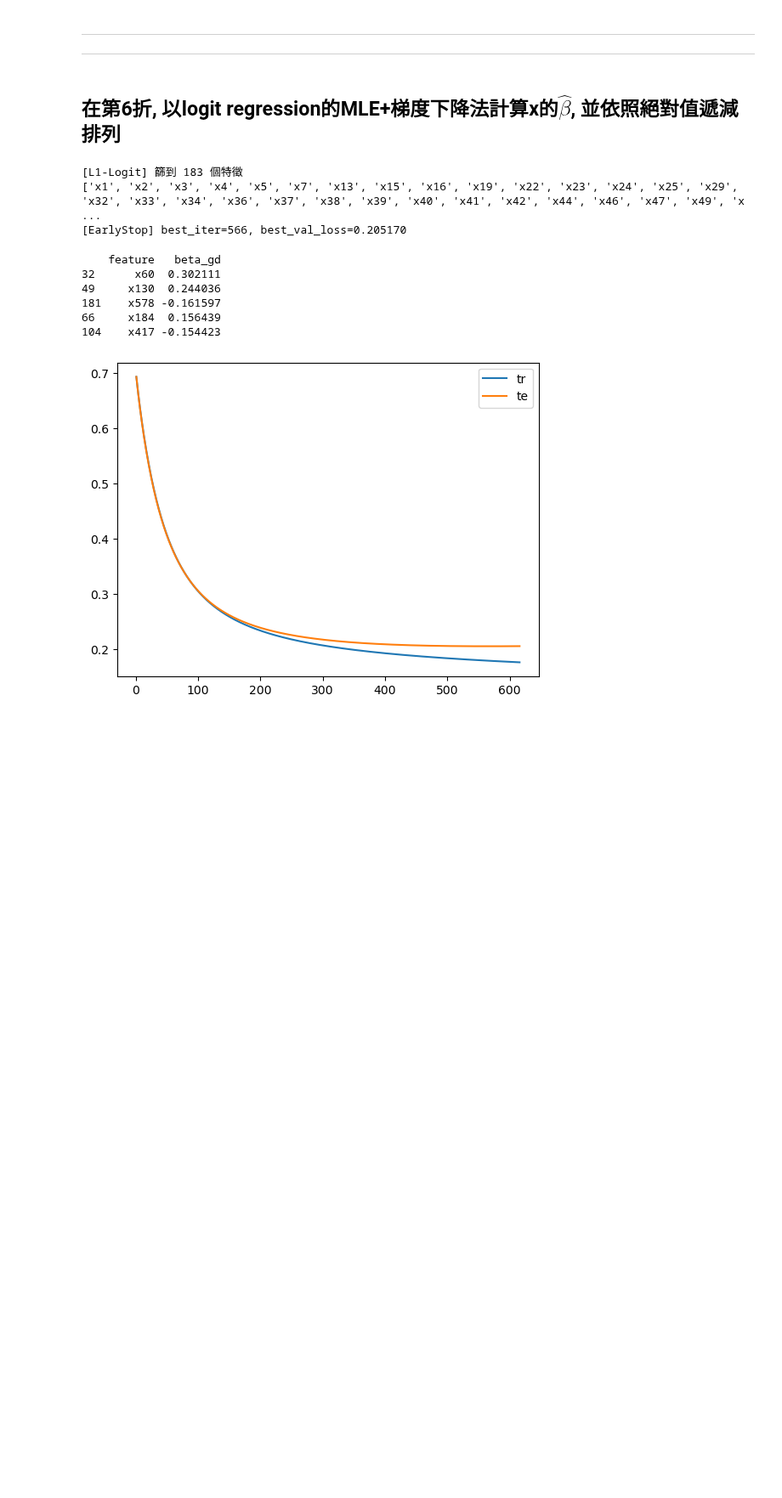
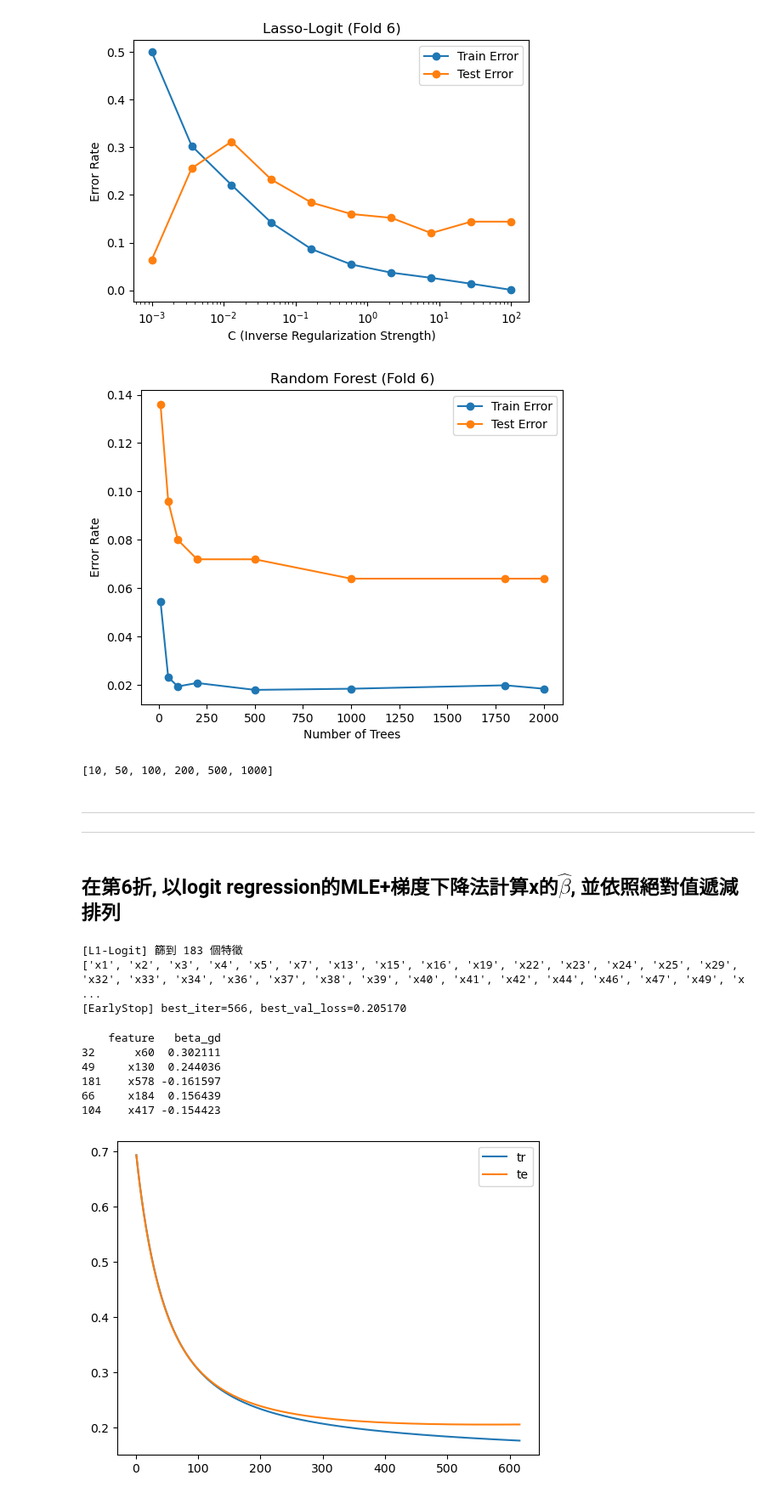
Before and after one commit to JackHuang0125/WHAT_I_DID, a Jupyter notebook: 0 Meeting/0_PAPER_0930.ipynb, the cells around one changed output. Shown at 85% size. Cells and saved outputs as stored; diff of their text form; code cells hidden in the pictures; blank space fills up the shorter version.

Commit message:
modeling
1. training error & testing error
2. different approach

```diff
--- a/0 Meeting/0_PAPER_0930.ipynb
+++ b/0 Meeting/0_PAPER_0930.ipynb
@@ -65,17 +65,24 @@ for fold, (tr_idx, te_idx) in enumerate(skf.split(X_train, y_train), start=1):
     X_te_lr_scaled = pd.DataFrame(scaler.transform(X_te_sel), columns=selected, index=X_te_sel.index)
 
     # SMOTE（只在 train）
-    smote = SMOTE(sampling_strategy=0.7, k_neighbors=5, random_state=42)
+    smote = SMOTE(sampling_strategy=1, k_neighbors=5, random_state=42)
     X_bal_lr, y_bal_lr = smote.fit_resample(X_tr_lr_scaled, y_tr)
 
-    l1_lr = LogisticRegression(penalty='l1', solver='liblinear', C=1.0, max_iter=2000, random_state=42)
-    l1_lr.fit(X_bal_lr, y_bal_lr)
+    train_errs_lr, test_errs_lr = [], []
+    Cs = np.logspace(-3, 2, 10)
+    for c in Cs:
+        l1_lr = LogisticRegression(penalty='l1', solver='liblinear', C=c, max_iter=2000, random_state=42)
+        l1_lr.fit(X_bal_lr, y_bal_lr)
 
-    y_pred_lr = l1_lr.predict(X_te_lr_scaled)
-    cm_lr = confusion_matrix(y_te, y_pred_lr, labels=[0,1])
-    tn, fp, fn, tp = cm_lr.ravel()
-    acc_lr = accuracy_score(y_te, y_pred_lr)
-    far_lr = fp/(fp+tn) if (fp+tn)>0 else np.nan
+        y_train_pred_lr = l1_lr.predict(X_bal_lr)
+        y_pred_lr = l1_lr.predict(X_te_lr_scaled)
+        cm_lr = confusion_matrix(y_te, y_pred_lr, labels=[0,1])
+        tn, fp, fn, tp = cm_lr.ravel()
+        acc_lr = accuracy_score(y_te, y_pred_lr)
+        far_lr = fp/(fp+tn) if (fp+tn)>0 else np.nan
+
+        train_errs_lr.append(1-accuracy_score(y_bal_lr, y_train_pred_lr))
+        test_errs_lr.append(1-accuracy_score(y_te, y_pred_lr))
 
     print("\n=== 第六折：L1-Logistic ===")
     print("Confusion Matrix:")
@@ -83,24 +90,48 @@ for fold, (tr_idx, te_idx) in enumerate(skf.split(X_train, y_train), start=1):
     print(f"Accuracy = {acc_lr:.4f}")
     print(f"False Alarm Rate = {far_lr:.4f}")
 
+    train_errs, test_errs = [], []
+    n_estimators_list = [10, 50, 100, 200, 500, 1000, 1800, 2000]
     X_bal_rf, y_bal_rf = smote.fit_resample(X_tr_sel, y_tr)
+    for n in n_estimators_list:
+        rfc = RandomForestClassifier(n_estimators=n, min_samples_leaf=15, max_depth=6, min_samples_split=20, random_state=42, n_jobs=-1)
+        rfc.fit(X_bal_rf, y_bal_rf)
 
-    rfc = RandomForestClassifier(n_estimators=1000, min_samples_leaf=15, max_depth=6, min_samples_split=20, random_state=42, n_jobs=-1)
-    rfc.fit(X_bal_rf, y_bal_rf)
+        y_train_pred_rf = rfc.predict(X_bal_rf)
+        y_pred_rf = rfc.predict(X_te_sel)
+        cm_rf = confusion_matrix(y_te, y_pred_rf, labels=[0,1])
+        tn, fp, fn, tp = cm_rf.ravel()
+        acc_rf = accuracy_score(y_te, y_pred_rf)
+        far_rf = fp/(fp+tn) if (fp+tn)>0 else np.nan
 
-    y_pred_rf = rfc.predict(X_te_sel)
-    cm_rf = confusion_matrix(y_te, y_pred_rf, labels=[0,1])
-    tn, fp, fn, tp = cm_rf.ravel()
-    acc_rf = accuracy_score(y_te, y_pred_rf)
-    far_rf = fp/(fp+tn) if (fp+tn)>0 else np.nan
+        train_errs.append(1-accuracy_score(y_bal_rf, y_train_pred_rf))
+        test_errs.append(1-accuracy_score(y_te, y_pred_rf))
 
     print("\n=== 第六折：Random Forest ===")
-    print("Confusion Matrix:")
+    print("Confusion Matrix")
     print(cm_rf)
-    print(f"Accuracy = {acc_rf:.4f}")
-    print(f"False Alarm Rate = {far_rf:.4f}")
+    print(f"ACC = {acc_rf:.4f}")
+    print(f"FAR = {far_rf:.4f}")
 
     break
+
+plt.figure(figsize=(6,4))
+plt.plot(Cs, train_errs_lr, marker='o', label='Train Error')
+plt.plot(Cs, test_errs_lr, marker='o', label='Test Error')
+plt.xscale('log')
+plt.xlabel("C (Inverse Regularization Strength)")
+plt.ylabel("Error Rate")
+plt.title("Lasso-Logit (Fold 6)")
+plt.legend()
+plt.show()
+
+plt.plot(n_estimators_list, train_errs, marker='o', label='Train Error')
+plt.plot(n_estimators_list, test_errs, marker='o', label='Test Error')
+plt.xlabel("Number of Trees")
+plt.ylabel("Error Rate")
+plt.title("Random Forest (Fold 6)")
+plt.legend()
+plt.show()
 # %% [output]
 === 第六折：L1-Logistic ===
 Confusion Matrix:
@@ -118,3 +149,9 @@ False Alarm Rate = 0.0342
+[figure, added]
+[figure, added]
+# %%
+n_estimators_list
+# %% [output]
+[10, 50, 100, 200, 500, 1000]
 # %% [markdown]
 ---
 ---
```
Also changed, not shown: parts of 4 cells of this notebook.
